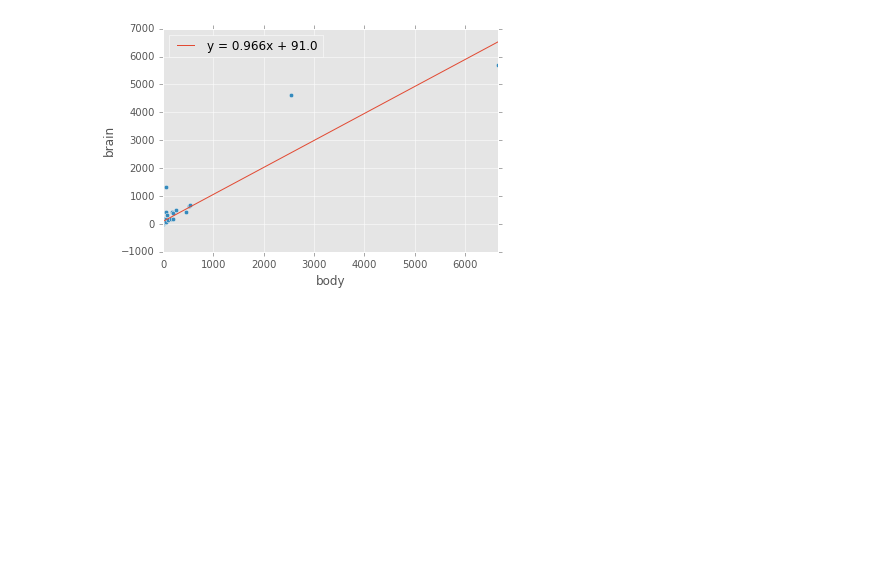
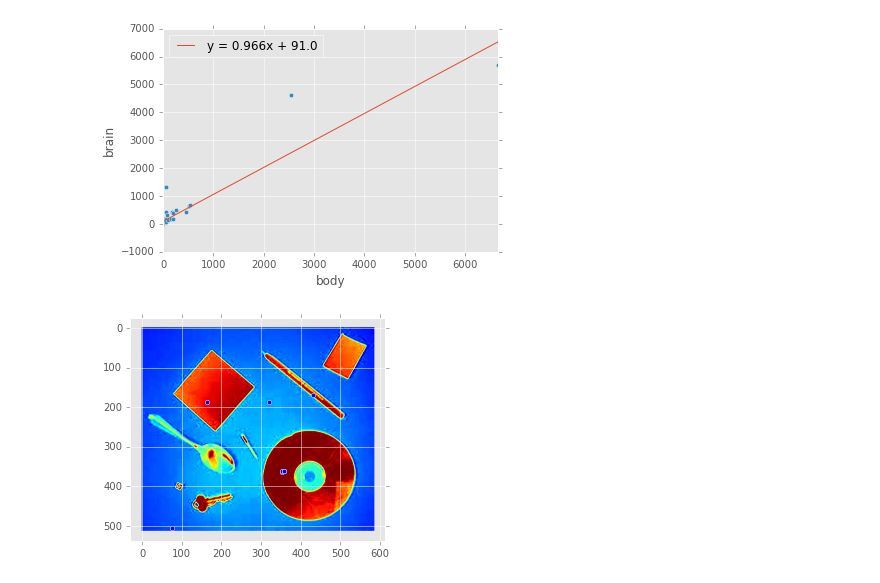
Before and after one commit to ChristopheHunt/MSDA---Coursework, a Jupyter notebook: Data 602/Data 602 - Advanced Programming/Week 10/Untitled.ipynb, the cells around one changed output. Cells and saved outputs as stored; diff of their text form; code cells hidden in the pictures; blank space fills up the shorter version.

```diff
--- a/Data 602/Data 602 - Advanced Programming/Week 10/Untitled.ipynb
+++ b/Data 602/Data 602 - Advanced Programming/Week 10/Untitled.ipynb
@@ -163,3 +153,31 @@ Select X value from columns [animal, body, brain]: body
 Select Y value from columns [animal, body, brain]: brain
 The least squares regression is : y = 0.966x + 91.0
 [figure]
+# %%
+from skimage.filters import threshold_otsu
+import Tkinter, tkFileDialog, scipy, numpy as np
+from PIL import Image
+import os, pylab, mahotas as mh
+
+%matplotlib inline
+import matplotlib.pyplot as plt
+import matplotlib
+import urllib, cStringIO
+
+
+
+def find_center():
+    URL = "https://raw.githubusercontent.com/ChristopheHunt/MSDA---Coursework/master/Data%20602/Data%20602%20-%20Advanced%20Programming/Week%208/objects.png"
+    file = cStringIO.StringIO(urllib.urlopen(URL).read())
+    img = scipy.misc.imread(file, flatten = True)
+    imgf = scipy.ndimage.filters.gaussian_filter(img, 35)
+    rmax = mh.regmax(imgf)
+    centers, nr_objects = mh.label(rmax)
+    x,y = np.nonzero(centers)
+    imgplot = plt.imshow(img)
+    plt.scatter(x,y)
+    plt.show()
+# %%
+find_center()
+# %% [output]
+[figure, added]
```
Also changed, not shown: parts of 12 cells of this notebook, 1 other file.
